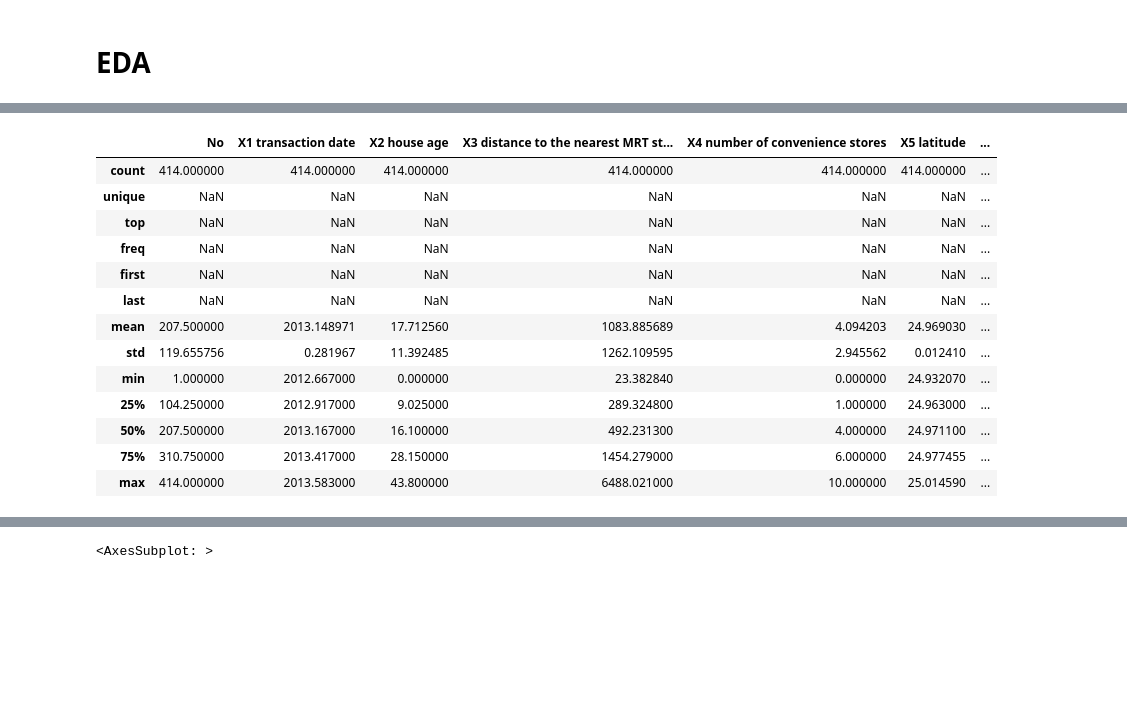
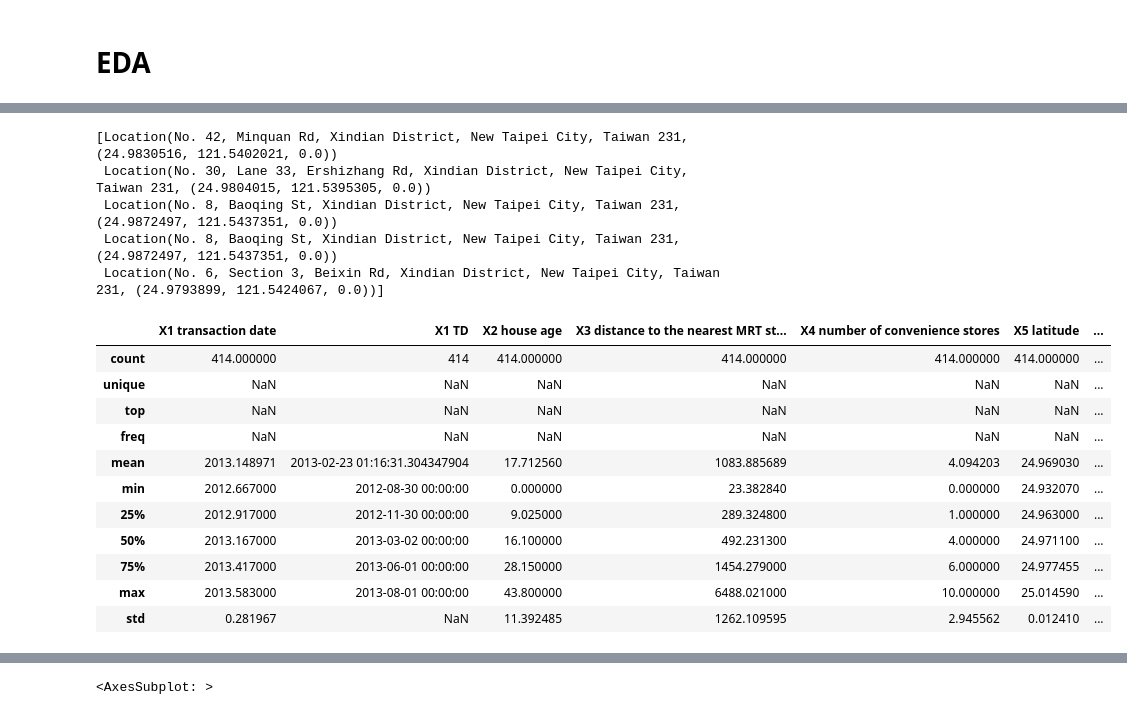
Before and after one commit to sergani/ml-house-prices, a Jupyter notebook: ML_House_Prices_Muhammad_El_Sergani.ipynb, the cells around one changed output, grey strips where cells are left out. Saved outputs shown, nothing was run; the diff lists cells and outputs as text; code cells hidden in the pictures; blank space fills up the shorter version.

```diff
--- a/ML_House_Prices_Muhammad_El_Sergani.ipynb
+++ b/ML_House_Prices_Muhammad_El_Sergani.ipynb
@@ -18,4 +20,10 @@ from mlxtend.evaluate import bias_variance_decomp
 %matplotlib inline
+# %%
+with open('api_key.txt', 'r') as file:
+    key = file.read()
+# %%
+# geolocator = Nominatim(user_agent="geoapiSergani")
+geolocator = GoogleV3(api_key=key)
 # %% [markdown]
 # EDA
 # %%
@@ -57,0 +47,30 @@ df.head()
+# %%
+def get_location(d, geolocator):
+    """This function returns the location string of coordinates when given to it as 'latitude, longitude'."""
+
+    location = geolocator.reverse(d)
+
+    return location
+# %%
+# load csv
+df = pd.read_csv(
+    '/Users/sergani/Documents/Machine Learning/4 - Machine Learning/house_prices.csv')
+
+# new timedate column
+df['X1 TD'] = df.apply(lambda df: format_date(df['X1 transaction date']), axis=1)
+# new coordinates column
+df['X7 coordinates'] = df['X5 latitude'].astype(str) + ', ' + df['X6 longitude'].astype(str)
+# new location column
+try:
+    df['X8 location'] = df.apply(lambda df: get_location(df['X7 coordinates'], geolocator), axis=1)
+except Exception as e:
+    print(e)
+
+# inject the new columns
+df_td = df['X1 TD']
+df_coordinates = df['X7 coordinates']
+df.drop(labels=['No', 'X1 TD', 'X7 coordinates'], axis=1,inplace = True)
+df.insert(1, 'X1 TD', df_td)
+df.insert(7, 'X7 coordinates', df_coordinates)
+
+df.head()
@@ -58,17 +84,23 @@ df.head()
+# %%
+print(df['X8 location'].head().values)
+# %% [output]
+[Location(No. 42, Minquan Rd, Xindian District, New Taipei City, Taiwan 231, (24.9830516, 121.5402021, 0.0))
+ Location(No. 30, Lane 33, Ershizhang Rd, Xindian District, New Taipei City, Taiwan 231, (24.9804015, 121.5395305, 0.0))
+ Location(No. 8, Baoqing St, Xindian District, New Taipei City, Taiwan 231, (24.9872497, 121.5437351, 0.0))
+ Location(No. 8, Baoqing St, Xindian District, New Taipei City, Taiwan 231, (24.9872497, 121.5437351, 0.0))
+ Location(No. 6, Section 3, Beixin Rd, Xindian District, New Taipei City, Taiwan 231, (24.9793899, 121.5424067, 0.0))]
 # %%
-df.describe(include='all')
+df.describe(include='all', datetime_is_numeric=True)
 # %% [output]
-|  | No | X1 transaction date | X2 house age | X3 distance to the nearest MRT st... | X4 number of convenience stores | X5 latitude | ... |
-| count | 414.000000 | 414.000000 | 414.000000 | 414.000000 | 414.000000 | 414.000000 | ... |
+|  | X1 transaction date | X1 TD | X2 house age | X3 distance to the nearest MRT st... | X4 number of convenience stores | X5 latitude | ... |
+| count | 414.000000 | 414 | 414.000000 | 414.000000 | 414.000000 | 414.000000 | ... |
 | unique | NaN | NaN | NaN | NaN | NaN | NaN | ... |
 | top | NaN | NaN | NaN | NaN | NaN | NaN | ... |
 | freq | NaN | NaN | NaN | NaN | NaN | NaN | ... |
-| first | NaN | NaN | NaN | NaN | NaN | NaN | ... |
-| last | NaN | NaN | NaN | NaN | NaN | NaN | ... |
-| mean | 207.500000 | 2013.148971 | 17.712560 | 1083.885689 | 4.094203 | 24.969030 | ... |
-| std | 119.655756 | 0.281967 | 11.392485 | 1262.109595 | 2.945562 | 0.012410 | ... |
-| min | 1.000000 | 2012.667000 | 0.000000 | 23.382840 | 0.000000 | 24.932070 | ... |
-| 25% | 104.250000 | 2012.917000 | 9.025000 | 289.324800 | 1.000000 | 24.963000 | ... |
-| 50% | 207.500000 | 2013.167000 | 16.100000 | 492.231300 | 4.000000 | 24.971100 | ... |
-| 75% | 310.750000 | 2013.417000 | 28.150000 | 1454.279000 | 6.000000 | 24.977455 | ... |
-| max | 414.000000 | 2013.583000 | 43.800000 | 6488.021000 | 10.000000 | 25.014590 | ... |
+| mean | 2013.148971 | 2013-02-23 01:16:31.304347904 | 17.712560 | 1083.885689 | 4.094203 | 24.969030 | ... |
+| min | 2012.667000 | 2012-08-30 00:00:00 | 0.000000 | 23.382840 | 0.000000 | 24.932070 | ... |
+| 25% | 2012.917000 | 2012-11-30 00:00:00 | 9.025000 | 289.324800 | 1.000000 | 24.963000 | ... |
+| 50% | 2013.167000 | 2013-03-02 00:00:00 | 16.100000 | 492.231300 | 4.000000 | 24.971100 | ... |
+| 75% | 2013.417000 | 2013-06-01 00:00:00 | 28.150000 | 1454.279000 | 6.000000 | 24.977455 | ... |
+| max | 2013.583000 | 2013-08-01 00:00:00 | 43.800000 | 6488.021000 | 10.000000 | 25.014590 | ... |
+| std | 0.281967 | NaN | 11.392485 | 1262.109595 | 2.945562 | 0.012410 | ... |
```
Also changed, not shown: parts of 11 cells of this notebook.
